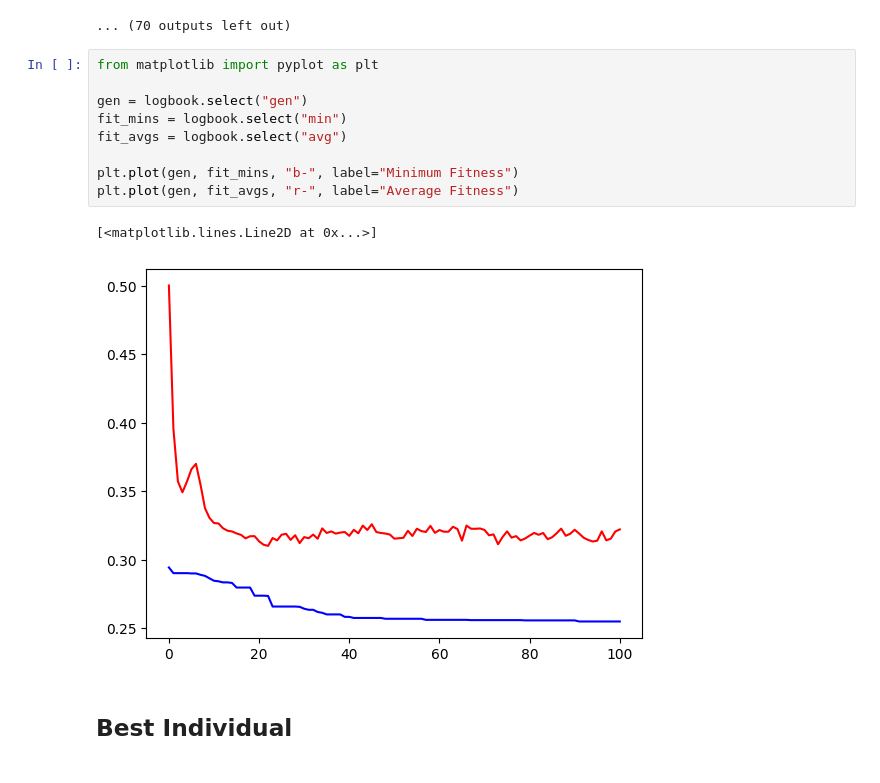
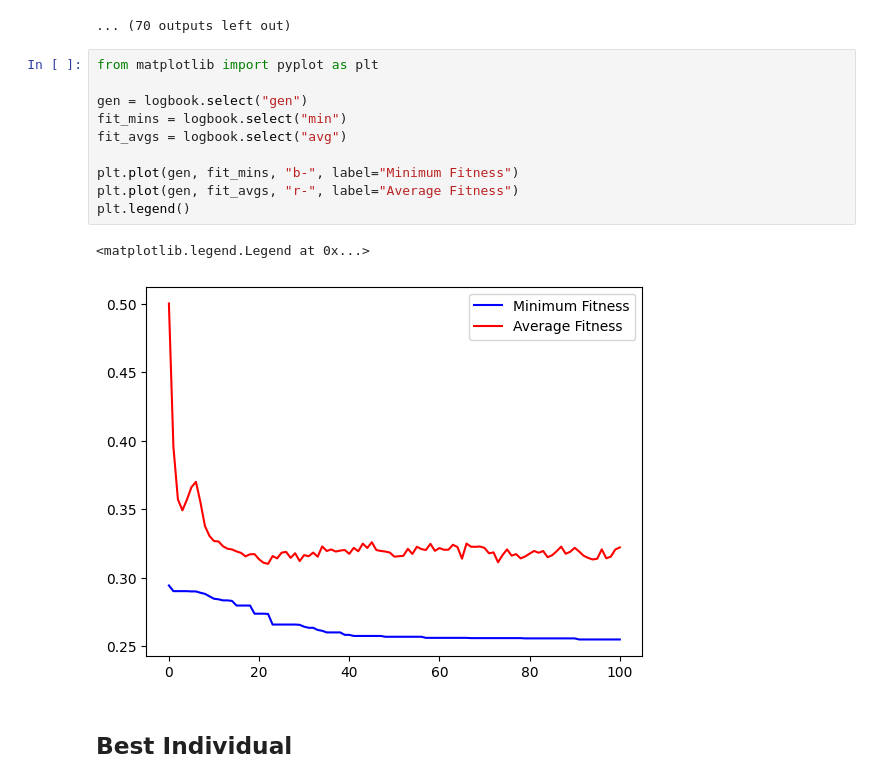
Before and after one commit to BuiHoangTu/ul.year2024Autumn.evolutionary-computation.mid-project, a Jupyter notebook: main.ipynb, the cells around one changed output. Saved outputs shown, nothing was run; the diff lists cells and outputs as text.

Commit message:
add legend, improve pred test data

```diff
--- a/main.ipynb
+++ b/main.ipynb
@@ -380,15 +380,16 @@ gen = 14 , Best fitness = (np.float64(0.28302261007536694),) , Number of invalid
 # %%
 from matplotlib import pyplot as plt
 
 gen = logbook.select("gen")
 fit_mins = logbook.select("min")
 fit_avgs = logbook.select("avg")
 
 plt.plot(gen, fit_mins, "b-", label="Minimum Fitness")
 plt.plot(gen, fit_avgs, "r-", label="Average Fitness")
+plt.legend()
 # %% [output]
-[<matplotlib.lines.Line2D at 0x...>]
+<matplotlib.legend.Legend at 0x...>
-[figure, old version]
+[figure, new version]
 # %% [markdown]
 ## Best Individual
 # %%
```
Also changed, not shown: parts of 1 cell of this notebook.
